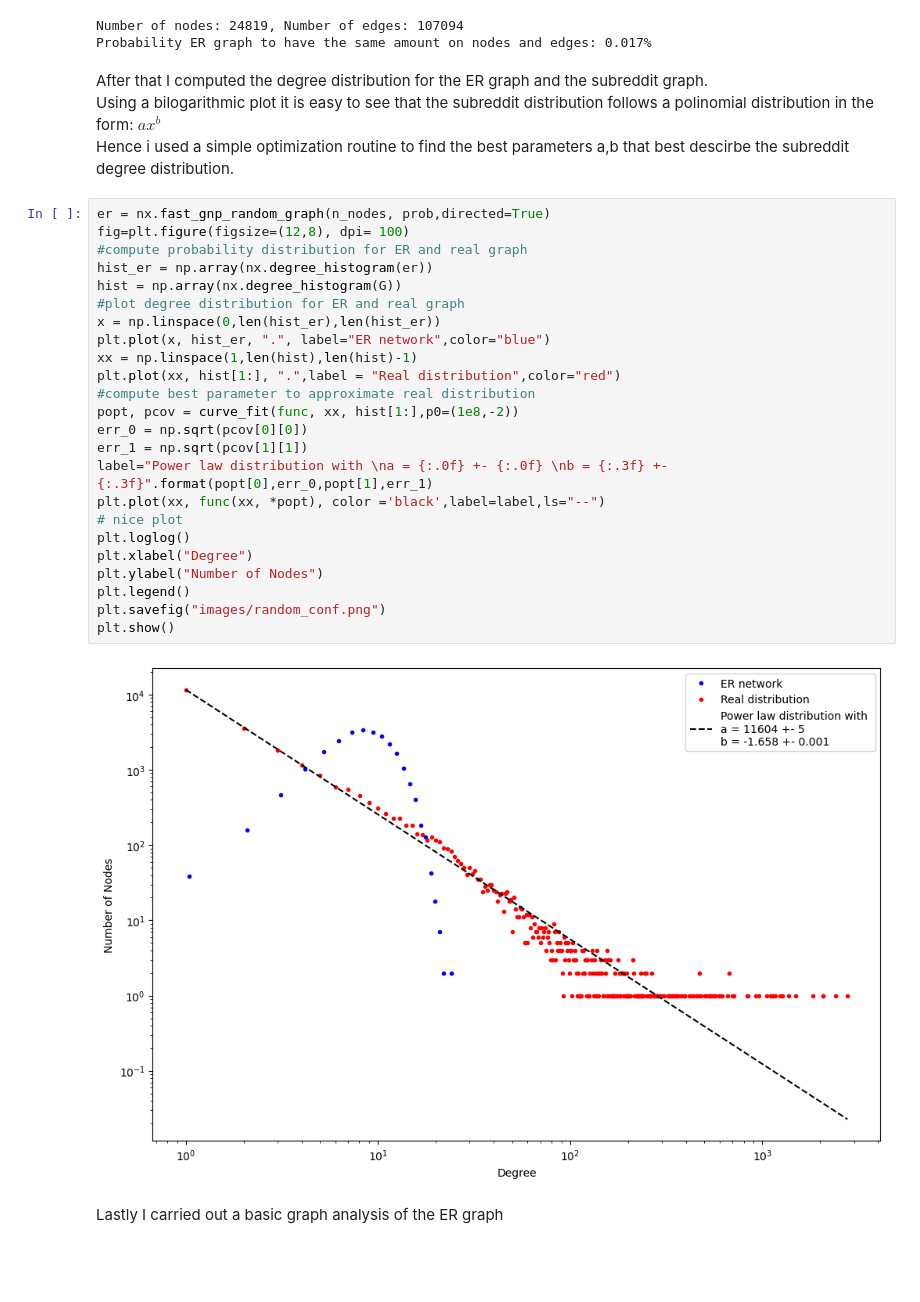
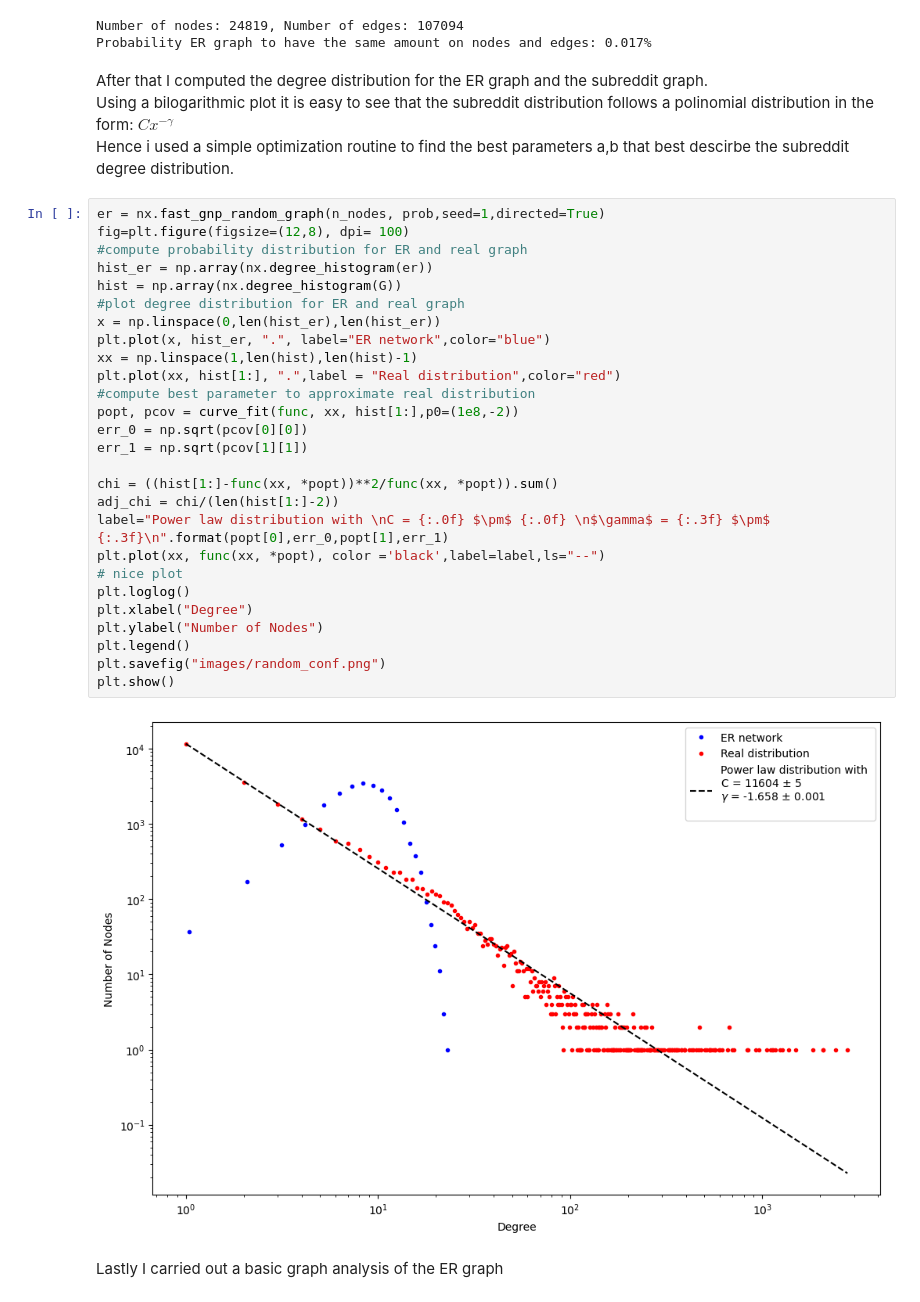
Before and after one commit to pspinaunipi/Project_Social_Network_Analysis, a Jupyter notebook: analize_data/Random and configuration newtorks .ipynb, the cells around one changed output. Cells and saved outputs as stored; diff of their text form; blank space fills up the shorter version.

```diff
--- a/analize_data/Random and configuration newtorks .ipynb
+++ b/analize_data/Random and configuration newtorks .ipynb
@@ -69,34 +68,37 @@ Probability ER graph to have the same amount on nodes and edges: 0.017%
 # %% [markdown]
 <p>After that I computed the degree distribution for the ER graph and the subreddit graph.<br>
     Using a bilogarithmic plot it is easy to see that the subreddit distribution follows a polinomial distribution in the form:
-    $ax^{b}$<br>
+    $Cx^{-\gamma}$<br>
 Hence i used a simple optimization routine to find the best parameters a,b that best descirbe the subreddit degree distribution. </p>
 # %%
-er = nx.fast_gnp_random_graph(n_nodes, prob,directed=True)
+er = nx.fast_gnp_random_graph(n_nodes, prob,seed=1,directed=True)
 fig=plt.figure(figsize=(12,8), dpi= 100)
 #compute probability distribution for ER and real graph
 hist_er = np.array(nx.degree_histogram(er))
 hist = np.array(nx.degree_histogram(G))
 #plot degree distribution for ER and real graph
 x = np.linspace(0,len(hist_er),len(hist_er))
 plt.plot(x, hist_er, ".", label="ER network",color="blue")
 xx = np.linspace(1,len(hist),len(hist)-1)
 plt.plot(xx, hist[1:], ".",label = "Real distribution",color="red")
 #compute best parameter to approximate real distribution
 popt, pcov = curve_fit(func, xx, hist[1:],p0=(1e8,-2))
 err_0 = np.sqrt(pcov[0][0])
 err_1 = np.sqrt(pcov[1][1])
-label="Power law distribution with \na = {:.0f} +- {:.0f} \nb = {:.3f} +- {:.3f}".format(popt[0],err_0,popt[1],err_1)
+
+chi = ((hist[1:]-func(xx, *popt))**2/func(xx, *popt)).sum()
+adj_chi = chi/(len(hist[1:]-2))
+label="Power law distribution with \nC = {:.0f} $\pm$ {:.0f} \n$\gamma$ = {:.3f} $\pm$ {:.3f}\n".format(popt[0],err_0,popt[1],err_1)
 plt.plot(xx, func(xx, *popt), color ='black',label=label,ls="--")
 # nice plot
 plt.loglog()
 plt.xlabel("Degree")
 plt.ylabel("Number of Nodes")
 plt.legend()
 plt.savefig("images/random_conf.png")
 plt.show()
 # %% [output]
-[figure, old version]
+[figure, new version]
 # %% [markdown]
 <p> Lastly I carried out a basic graph analysis of the ER graph</p>
 # %%
```
Also changed, not shown: parts of 6 cells of this notebook.
